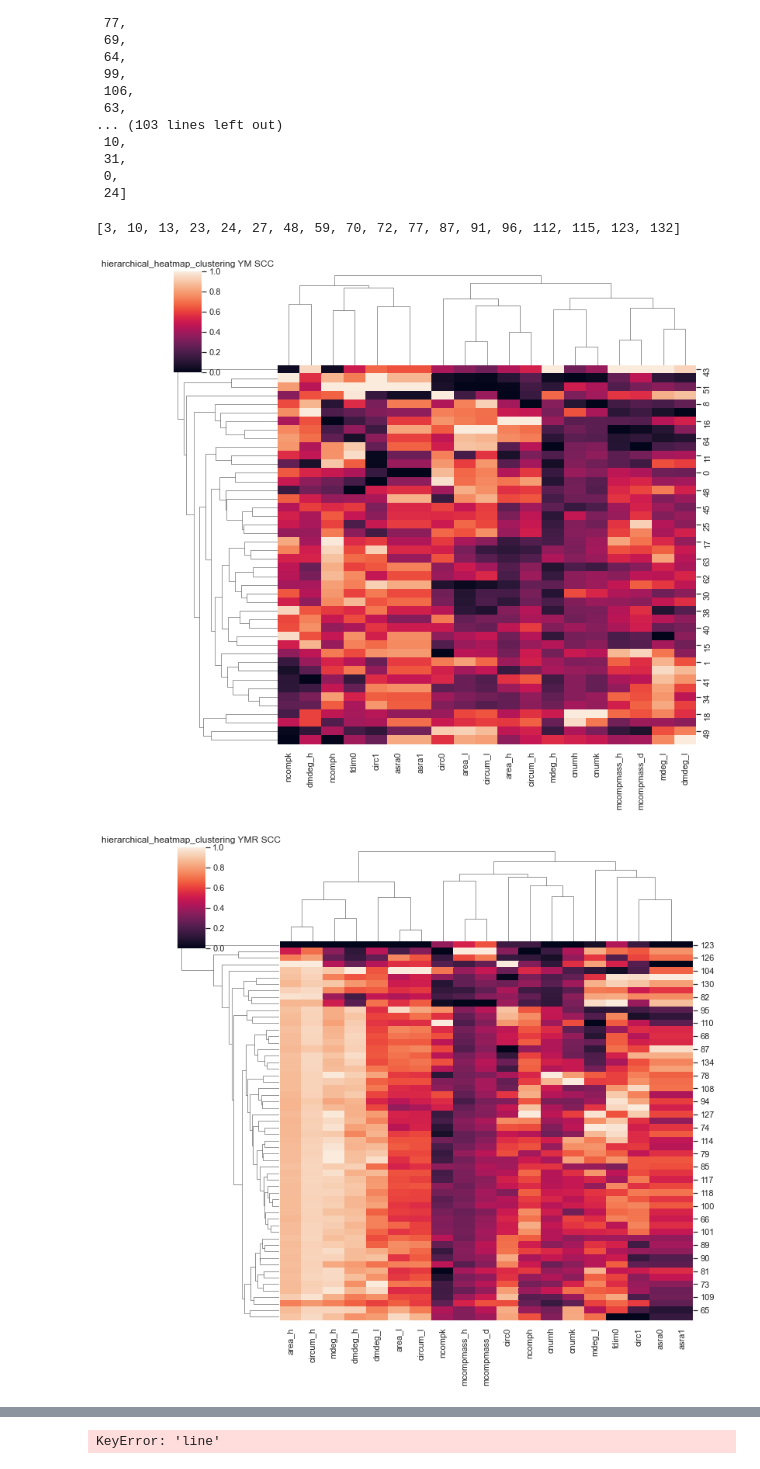
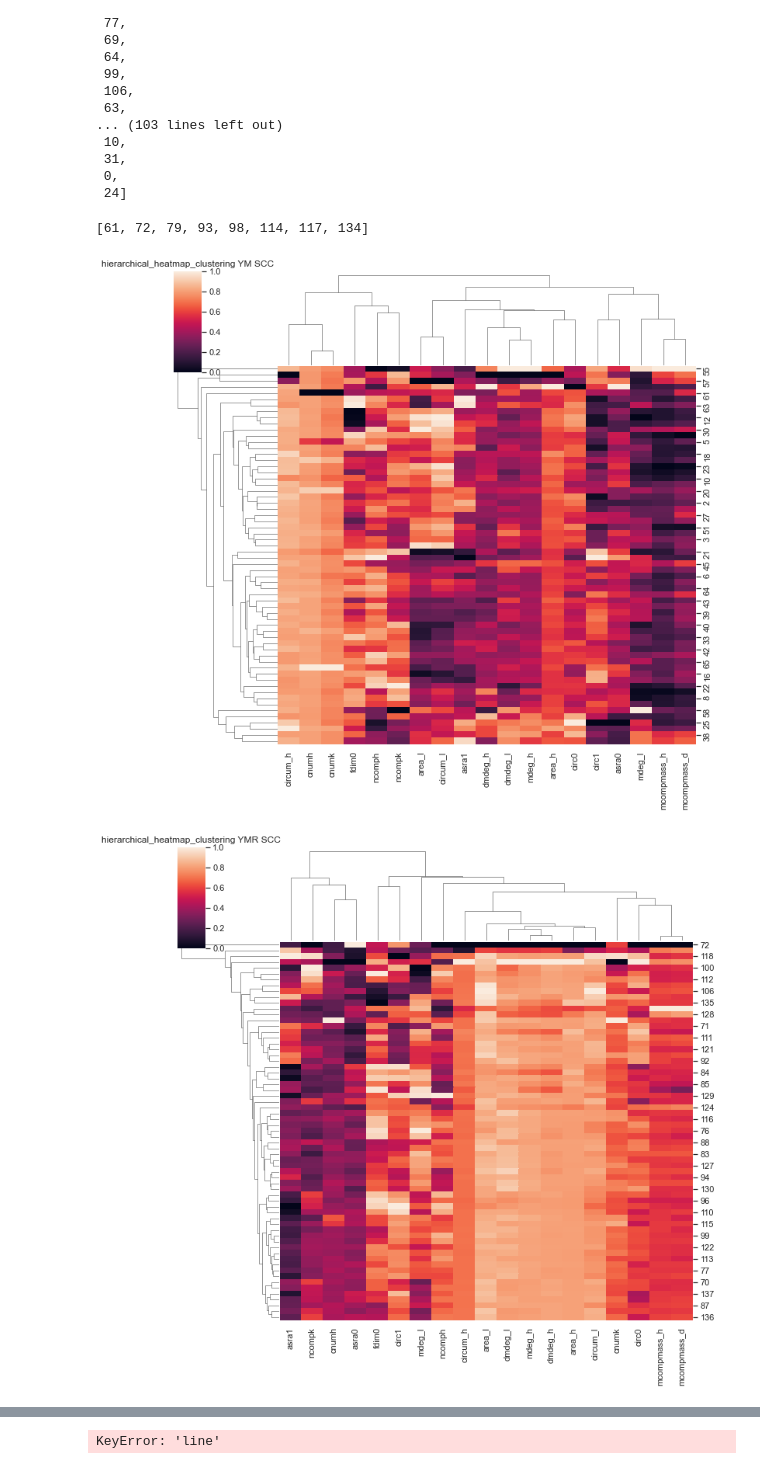
Before and after one commit to trevor-chan/research, a Jupyter notebook: morpho_scripts/PCA_scripts.ipynb, the cells around one changed output, grey strips where cells are left out. Drawn from its saved outputs; the diff is of its cells as text; code cells hidden in the pictures.

```diff
--- a/morpho_scripts/PCA_scripts.ipynb
+++ b/morpho_scripts/PCA_scripts.ipynb
@@ -649,10 +666,9 @@ symbols = ['.','x','+','^','o',]
 for i in range(len(finalDf)):
     indicesToKeep = finalDf['lineage'] == lineage
     #color=next(ax6._get_lines.prop_cycler)['color']
-    if "YM/" in finalDf.at[i, 'lineage']:
-        color = "r"
-    if "YMR/" in finalDf.at[i, 'lineage']:
-        color = "b"
+
+    color,alpha = color_picker(finalDf.at[i, 'lineage'])
+
     ax1.scatter3D(finalDf.at[i, 'pc2']
           , finalDf.at[i, 'pc3']
           , finalDf.at[i, 'pc4']
@@ -662,9 +678,9 @@ for i in range(len(finalDf)):
 
 
 legend_elements = [Line2D([0], [0], marker='o', color='w', label='YM',
-                          markerfacecolor='r', markersize=10),
+                          markerfacecolor='m', markersize=10),
                    Line2D([0], [0], marker='o', color='w', label='YMR',
-                          markerfacecolor='b', markersize=10),]
+                          markerfacecolor='c', markersize=10),]
 ax1.legend(handles=legend_elements)
 
 
@@ -712,9 +744,5 @@ embedding.shape
 # %%
-def choose_color(lineage):
-    if "YM/" in lineage:
-        return "r"
-    if "YMR/" in lineage:
-        return "b"
+
 
 if n_components == 2:
     fig = plt.figure(figsize=(15, 15))
@@ -727,7 +755,7 @@ if n_components == 2:
     ax1.scatter(
         embedding[:, 0],
         embedding[:, 1],
-        c=[choose_color(lineage[0]) for lineage in y],
+        c=[color_picker(lineage[0]) for lineage in y],
         alpha = 0.5)
     for i in range(len(embedding)):
         ax1.text(embedding[i][0],embedding[i][1], df['lineage'][i][-4:], size=10, alpha = 0.7,  color='k')
@@ -746,7 +774,7 @@ if n_components == 3:
         embedding[:, 0],
         embedding[:, 1],
         embedding[:, 2],
-        c=[choose_color(lineage[0]) for lineage in y],
+        c=[color_picker(lineage[0]) for lineage in y],
         alpha = 0.5)
     for i in range(len(embedding)):
         ax1.text(embedding[i][0],embedding[i][1],embedding[i][2], df['lineage'][i][-4:], size=10, alpha = 0.7,  color='k')
@@ -834,19 +862,26 @@ z = np.abs(stats.zscore(testdf))
 
 threshold = 4
 dropindices = list(dict.fromkeys(np.where(z>threshold)[0].tolist()))
-dropindices = dropindices + [106,123,126]
+dropindices = dropindices + [108,125,128]
 print(dropindices)
 testdf = testdf.drop(dropindices)
 
 
 
-YM_indexlist = [i for i in testdf.index if "YM/" in df.iloc[i]['lineage']]
-YMR_indexlist = [i for i in testdf.index if "YMR/" in df.iloc[i]['lineage']]
+YM_indexlist = [i for i in testdf.index if "YM_" in df.iloc[i]['lineage'] and not "YM_0" in df.iloc[i]['lineage']]
+YMR_indexlist = [i for i in testdf.index if "YMR_" in df.iloc[i]['lineage'] and not "YMR_0" in df.iloc[i]['lineage']]
+YMP_indexlist = [i for i in testdf.index if "YM_0" in df.iloc[i]['lineage']]
+YMRP_indexlist = [i for i in testdf.index if "YMR_0" in df.iloc[i]['lineage']]
+
 row_colors = []
+for i in range(len(YMP_indexlist)):
+    row_colors.append('r')
+for i in range(len(YMRP_indexlist)):
+    row_colors.append('b')
 for i in range(len(YM_indexlist)):
-    row_colors.append('r')
+    row_colors.append('m')
 for i in range(len(YMR_indexlist)):
-    row_colors.append('b')
+    row_colors.append('c')
 
 g = sns.clustermap(testdf,standard_scale=1,row_colors=row_colors, yticklabels=True, figsize = (15,20))
 plt.title("hierarchical_heatmap_clustering YM+YMR SCC")
@@ -892,33 +940,33 @@ g.dendrogram_row.reordered_ind
 # %%
 testdf = df.copy(deep=True)
 
 testdf.pop('lineage')
 testdf.pop('line')
 
-threshold = 2
+threshold = 4
 print(list(dict.fromkeys(np.where(z>threshold)[0].tolist())))
 #testdf = testdf.drop(list(dict.fromkeys(np.where(z>threshold)[0].tolist())))
 
 YM_indexlist = [i for i in range(len(df)) if "YM/" in df.iloc[i]['lineage']]
 YMR_indexlist = [i for i in range(len(df)) if "YMR/" in df.iloc[i]['lineage']]
 
 ym_tester = testdf.iloc[YM_indexlist]
 ymr_tester = testdf.iloc[YMR_indexlist]
 
 ym_tester = ym_tester.drop(list(dict.fromkeys(np.where(np.abs(stats.zscore(ym_tester))>threshold)[0].tolist())))
 ymr_tester = ymr_tester.drop(list(dict.fromkeys([i+min(ymr_tester.index) for i in np.where(np.abs(stats.zscore(ymr_tester))>threshold)[0]])))
 #ymr_tester = ymr_tester.drop([70]) ##Questionable, but index 70 seems to throw things off somewhat !
 
 g = sns.clustermap(ym_tester,standard_scale=1)
 plt.title("hierarchical_heatmap_clustering YM SCC")
 plt.savefig("hierarchical_heatmap_clustering_YM.png",dpi=75)
 g = sns.clustermap(ymr_tester,standard_scale=1)
 plt.title("hierarchical_heatmap_clustering YMR SCC")
 plt.savefig("hierarchical_heatmap_clustering_YMR.png",dpi=75)
 # %% [output]
-[3, 10, 13, 23, 24, 27, 48, 59, 70, 72, 77, 87, 91, 96, 112, 115, 123, 132]
+[61, 72, 79, 93, 98, 114, 117, 134]
-[figure, old version]
+[figure, new version]
-[figure, old version]
+[figure, new version]
 # %%
 #TRY - TEMP
 
```
Also changed, not shown: parts of 15 cells of this notebook, 2 other files.
